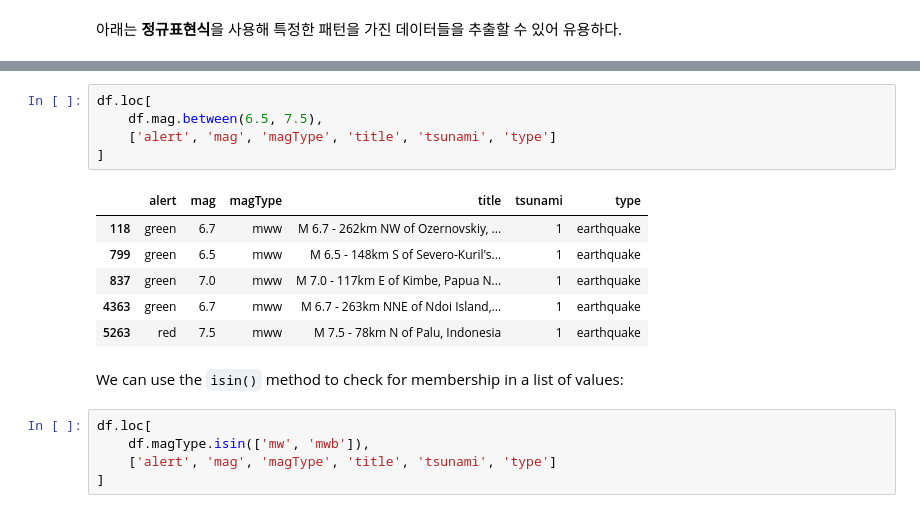
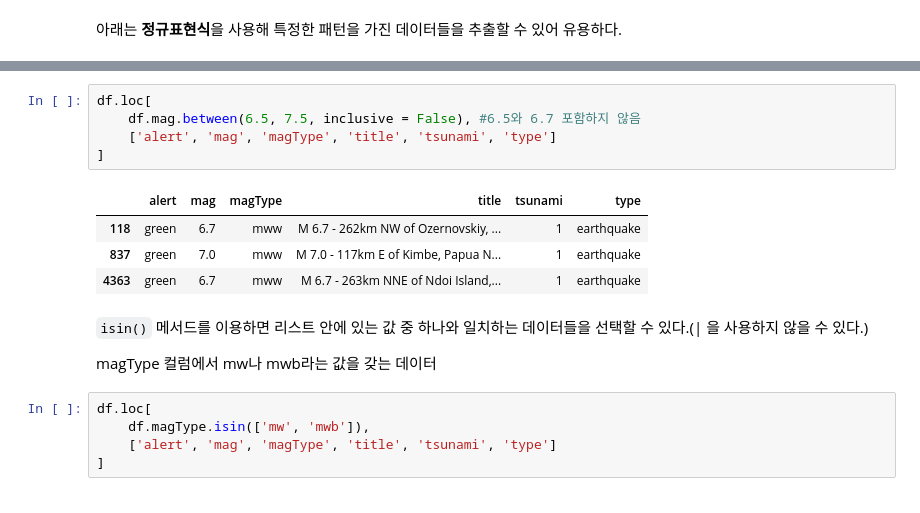
Before and after one commit to kimminyoung0/DataAnalysis_, a Jupyter notebook: ch_02/5-subsetting_data.ipynb, the cells around one changed output, grey strips where cells are left out. Cells and saved outputs as stored; diff of their text form.

```diff
--- a/ch_02/5-subsetting_data.ipynb
+++ b/ch_02/5-subsetting_data.ipynb
@@ -389,17 +433,17 @@ We can use the `between()` method to turn 2 individual checks (is less than or e
 # %%
 df.loc[
-    df.mag.between(6.5, 7.5),
+    df.mag.between(6.5, 7.5, inclusive = False), #6.5와 6.7 포함하지 않음
     ['alert', 'mag', 'magType', 'title', 'tsunami', 'type']
 ]
 # %% [output]
 |  | alert | mag | magType | title | tsunami | type |
 | 118 | green | 6.7 | mww | M 6.7 - 262km NW of Ozernovskiy, ... | 1 | earthquake |
-| 799 | green | 6.5 | mww | M 6.5 - 148km S of Severo-Kuril's... | 1 | earthquake |
 | 837 | green | 7.0 | mww | M 7.0 - 117km E of Kimbe, Papua N... | 1 | earthquake |
 | 4363 | green | 6.7 | mww | M 6.7 - 263km NNE of Ndoi Island,... | 1 | earthquake |
-| 5263 | red | 7.5 | mww | M 7.5 - 78km N of Palu, Indonesia | 1 | earthquake |
-# %% [markdown]
-We can use the `isin()` method to check for membership in a list of values:
+# %% [markdown]
+`isin()` 메서드를 이용하면 리스트 안에 있는 값 중 하나와 일치하는 데이터들을 선택할 수 있다.(| 을 사용하지 않을 수 있다.)
+
+magType 컬럼에서 mw나 mwb라는 값을 갖는 데이터
 # %%
 df.loc[
     df.magType.isin(['mw', 'mwb']),
```
Also changed, not shown: parts of 21 cells of this notebook.
